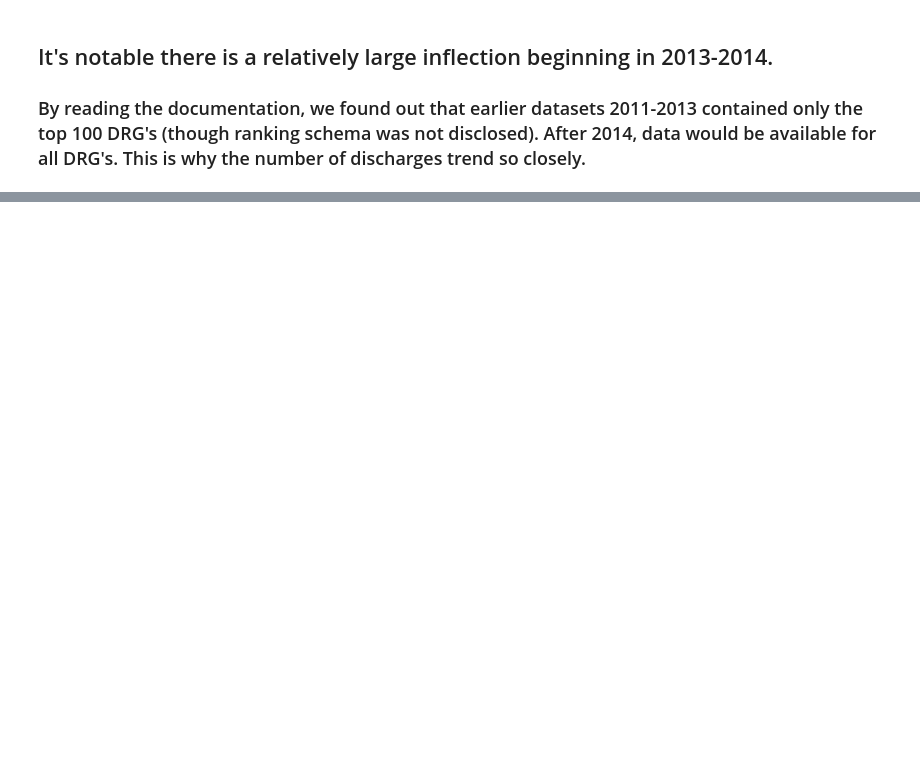
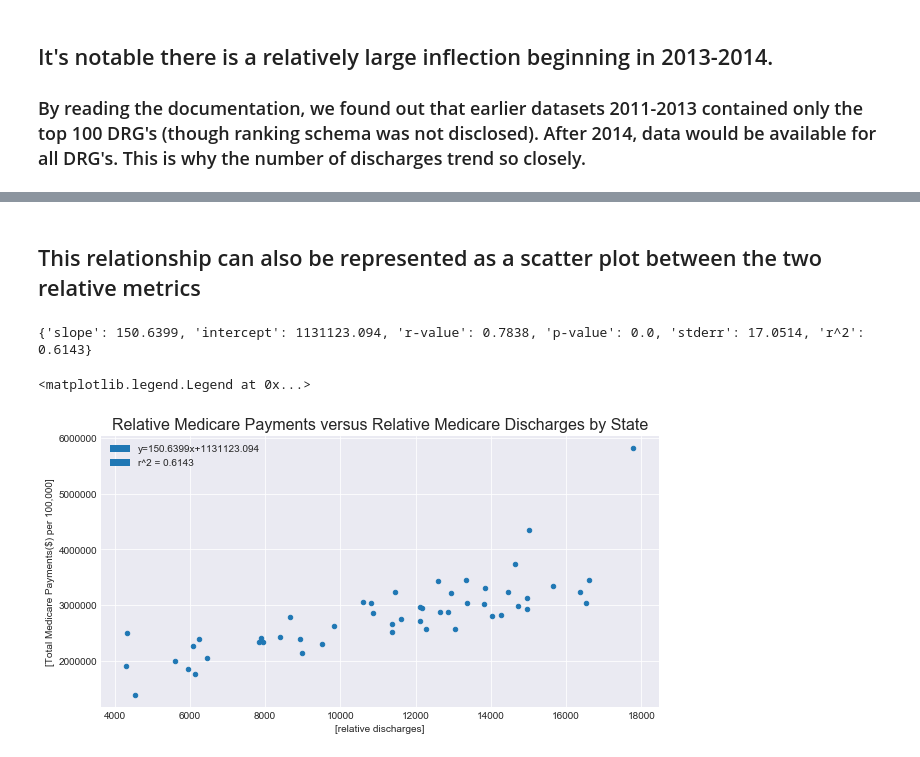
Before and after one commit to connelb/NU-Bootcamp-Project-1, a Jupyter notebook: notebook/combined_notebook_final.ipynb, the cells around one changed output, grey strips where cells are left out. Saved outputs shown, nothing was run; the diff lists cells and outputs as text; code cells hidden in the pictures; blank space fills up the shorter version.

```diff
--- a/notebook/combined_notebook_final.ipynb
+++ b/notebook/combined_notebook_final.ipynb
@@ -208,0 +238,30 @@ ax1.set_ylabel('medicare',fontsize=12)
+# %% [markdown]
+## This relationship can also be represented as a scatter plot between the two relative metrics
+# %%
+# Create a dataframe of the two data series plotted abo e
+comb_rel_spending_df = pd.DataFrame(data={'relative discharges':plotting_df['relative discharges'],
+                                         'Total Medicare Payments($) per 100,000':totalmedicarebystate['Total Medicare Payments($) per 100,000']})
+# Plot this dataframe and perform regression analysis with SciPy.stats
+comb_ax = comb_rel_spending_df.plot(x=['relative discharges'],y=['Total Medicare Payments($) per 100,000'],
+                                    kind='scatter',
+                                    figsize=(10,5))
+comb_ax.set_title(label='Relative Medicare Payments versus Relative Medicare Discharges by State',fontsize=16)
+regression = stat.linregress(x=comb_rel_spending_df['relative discharges'],
+                             y=comb_rel_spending_df['Total Medicare Payments($) per 100,000'])
+# Load regression values into a dictionary for quick-calling
+reg_list = [*regression]
+regres_dict = {'slope':'','intercept':'','r-value':'','p-value':'','stderr':''}
+for stat_val,stat_key in zip(reg_list,regres_dict):
+    regres_dict[stat_key] = round(stat_val,4)
+# Generate an r^2 value
+r_sq = round(regres_dict['r-value']**2,4)
+regres_dict['r^2']= r_sq
+print(regres_dict)
+# Generate pyplot patches to load into the legend
+regres_equation = mpatches.Patch(color=None, label=(f"y={regres_dict['slope']}x+{regres_dict['intercept']}"))
+r_sq_patch = mpatches.Patch(color=None, label=(f"r^2 = {regres_dict['r^2']}"))
+plt.legend(handles=[regres_equation,r_sq_patch])
+# %% [output]
+{'slope': 150.6399, 'intercept': 1131123.094, 'r-value': 0.7838, 'p-value': 0.0, 'stderr': 17.0514, 'r^2': 0.6143}
+<matplotlib.legend.Legend at 0x...>
+[figure, added]
```
Also changed, not shown: parts of 33 cells of this notebook, 12 other files.
